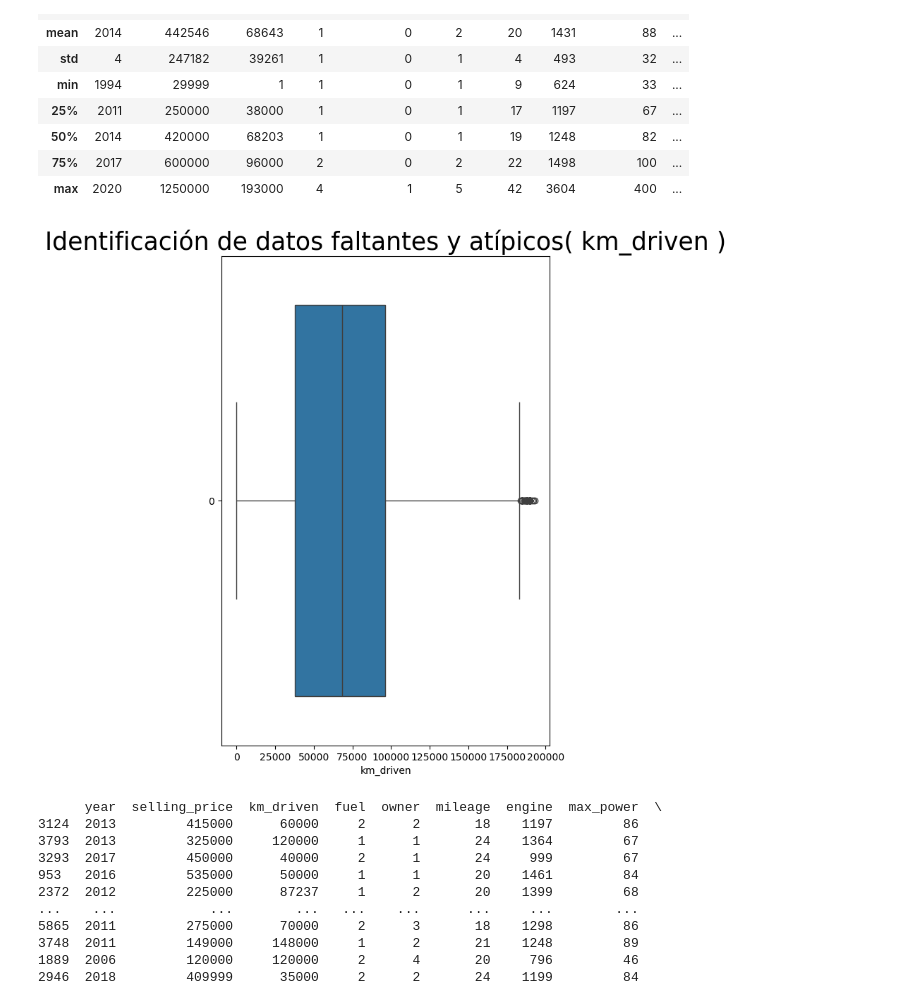
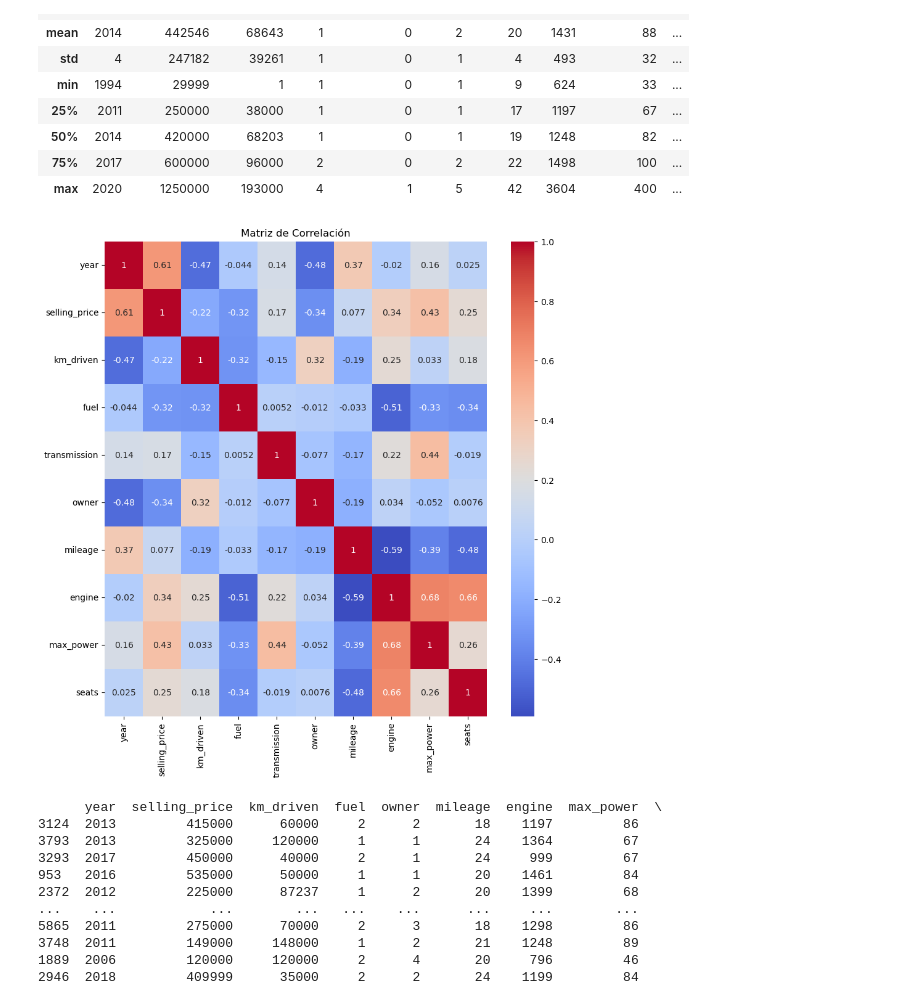
Before and after one commit to JuniorLara/AnalisisExploratorioPythonUNAD, a Jupyter notebook: vehicles.ipynb, the cells around one changed output. Drawn from its saved outputs; the diff is of its cells as text; code cells hidden in the pictures.

```diff
--- a/vehicles.ipynb
+++ b/vehicles.ipynb
@@ -155,9 +155,10 @@ Datos_para_entrenamiento.describe()
 | 75% | 2017 | 600000 | 96000 | 2 | 0 | 2 | 22 | 1498 | 100 | ... |
 | max | 2020 | 1250000 | 193000 | 4 | 1 | 5 | 42 | 3604 | 400 | ... |
 # %%
-General.generar_grafica_datos_obtenidos(Datos_para_entrenamiento,MagicString.VEHICULOS_HEADER_KM_DRIVEN,MagicString.VEHICULOS_MENSAJE_VALORES_ATIPICOS.format(MagicString.VEHICULOS_HEADER_KM_DRIVEN))
+#Generar matriz de correlacion
+General.genera_grafica_de_correlacion(Datos_para_entrenamiento)
 # %% [output]
-[figure, old version]
+[figure, new version]
 # %%
 # Utilizo los siguientes porcentajes para entrenamiento Train = 80% y Test = 20% tomando como referencia la columna TRANSMISSION
 transmission_train_x, transmission_test_x, transmission_train_y, transmission_test_y = General.dividir_registros_train_y_test(Datos_para_entrenamiento, MagicString.VEHICULOS_HEADER_TRANSMISSION, 0)
```
Also changed, not shown: parts of 10 cells of this notebook, 5 other files.
